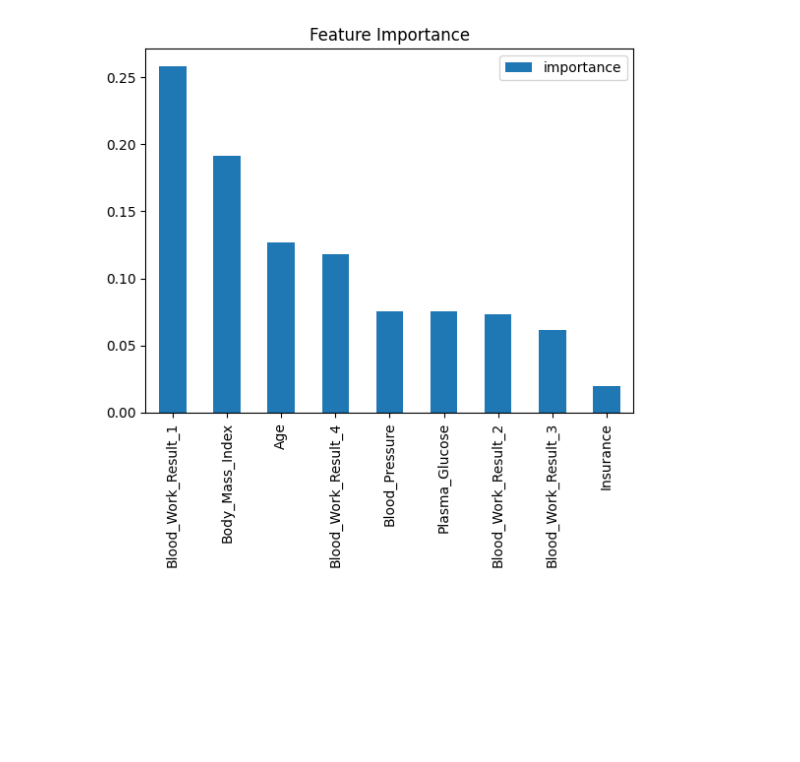
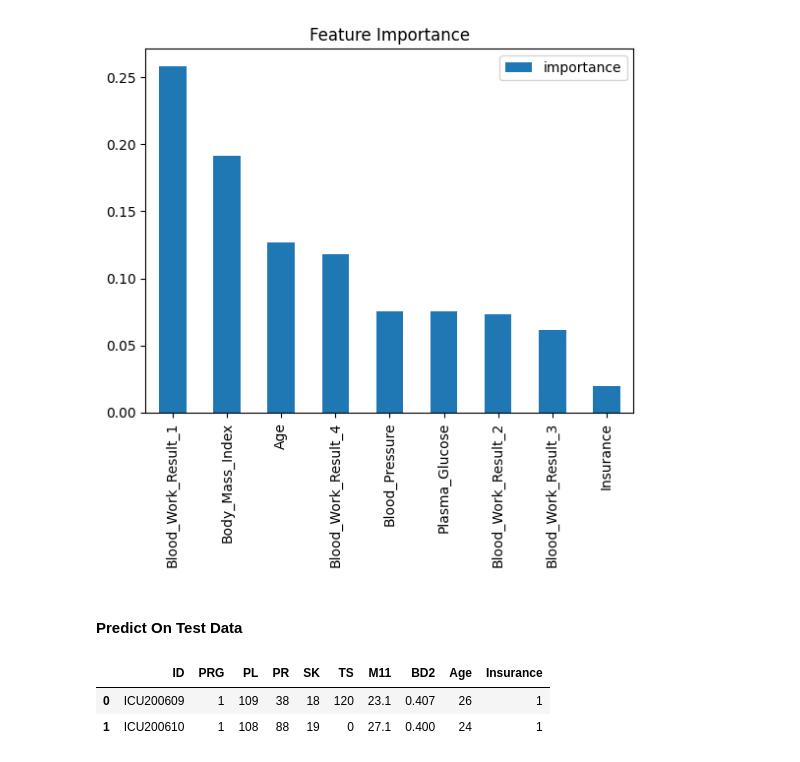
Before and after one commit to FloJoLaryea/Machine-Learning-API-using-FastAPI-with-Sepsis-Data, a Jupyter notebook: dev/sepsis_prediction.ipynb, the cells around one changed output. Cells and saved outputs as stored; diff of their text form; code cells hidden in the pictures; blank space fills up the shorter version.

```diff
--- a/dev/sepsis_prediction.ipynb
+++ b/dev/sepsis_prediction.ipynb
@@ -922,3 +922,14 @@ feat_df.sort_values("importance",ascending=False).plot(kind="bar",title="Feature
 # %% [output]
 <Axes: title={'center': 'Feature Importance'}>
 [figure]
+# %% [markdown]
+#### Predict On Test Data
+# %%
+# Load Test Data
+test_df = pd.read_csv("../Datasets/Paitients_Files_Test.csv")
+# preview data
+test_df.head(2)
+# %% [output]
+|  | ID | PRG | PL | PR | SK | TS | M11 | BD2 | Age | Insurance |
+| 0 | ICU200609 | 1 | 109 | 38 | 18 | 120 | 23.1 | 0.407 | 26 | 1 |
+| 1 | ICU200610 | 1 | 108 | 88 | 19 | 0 | 27.1 | 0.400 | 24 | 1 |
```
Also changed, not shown: parts of 10 cells of this notebook, 1 other file.
